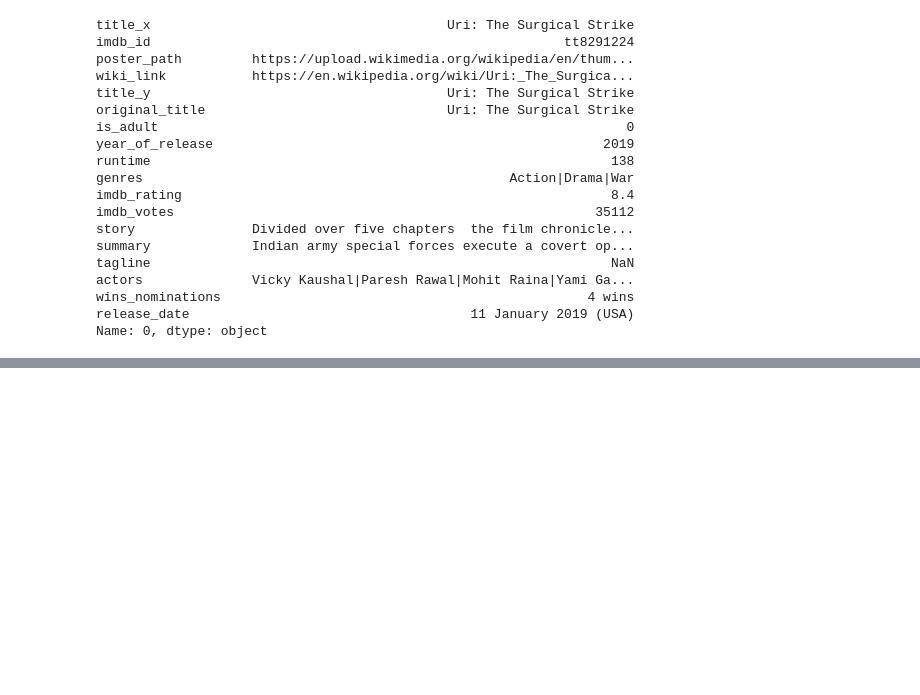
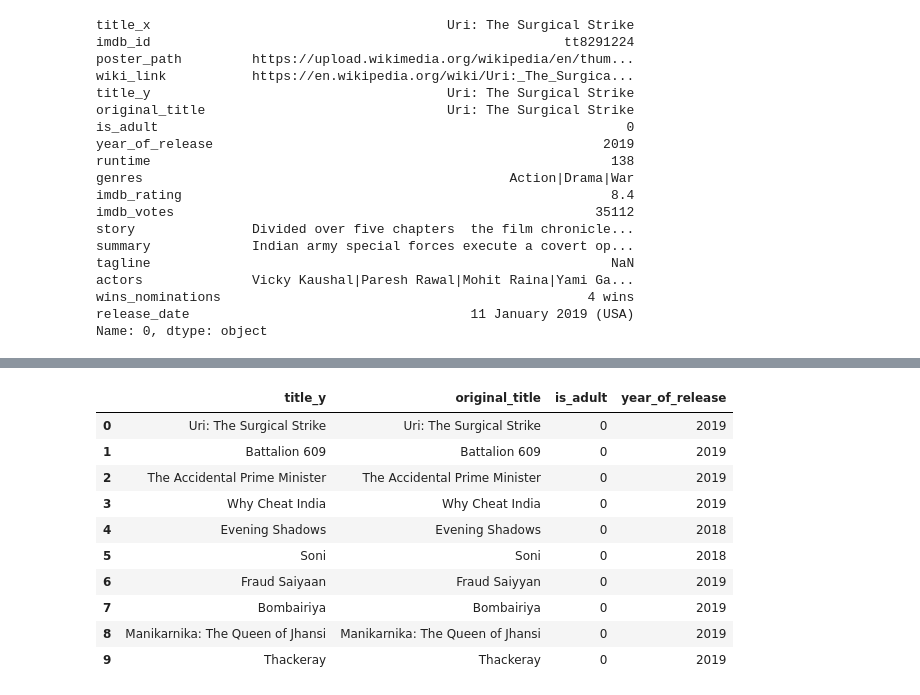
Before and after one commit to Aryan-Kamboj11/Python-Pandas, a Jupyter notebook: Pandas DataFrame.ipynb, the cells around one changed output, grey strips where cells are left out. Drawn from its saved outputs; the diff is of its cells as text; code cells hidden in the pictures; blank space fills up the shorter version.

```diff
--- a/Pandas DataFrame.ipynb
+++ b/Pandas DataFrame.ipynb
@@ -363,0 +407,14 @@ movies.iloc[::3].head(10)
+# %%
+movies.iloc[0:10,4:8]
+# %% [output]
+|  | title_y | original_title | is_adult | year_of_release |
+| 0 | Uri: The Surgical Strike | Uri: The Surgical Strike | 0 | 2019 |
+| 1 | Battalion 609 | Battalion 609 | 0 | 2019 |
+| 2 | The Accidental Prime Minister | The Accidental Prime Minister | 0 | 2019 |
+| 3 | Why Cheat India | Why Cheat India | 0 | 2019 |
+| 4 | Evening Shadows | Evening Shadows | 0 | 2018 |
+| 5 | Soni | Soni | 0 | 2018 |
+| 6 | Fraud Saiyaan | Fraud Saiyyan | 0 | 2019 |
+| 7 | Bombairiya | Bombairiya | 0 | 2019 |
+| 8 | Manikarnika: The Queen of Jhansi | Manikarnika: The Queen of Jhansi | 0 | 2019 |
+| 9 | Thackeray | Thackeray | 0 | 2019 |
```
Also changed, not shown: parts of 4 cells of this notebook.
